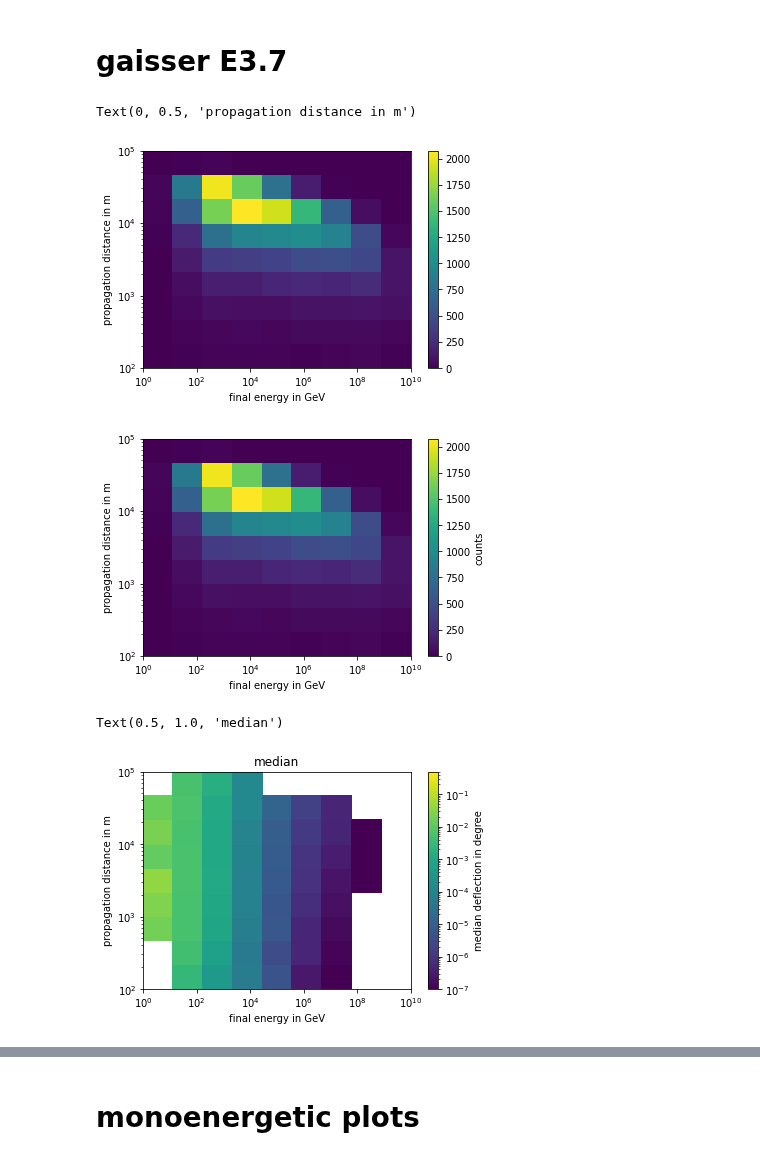
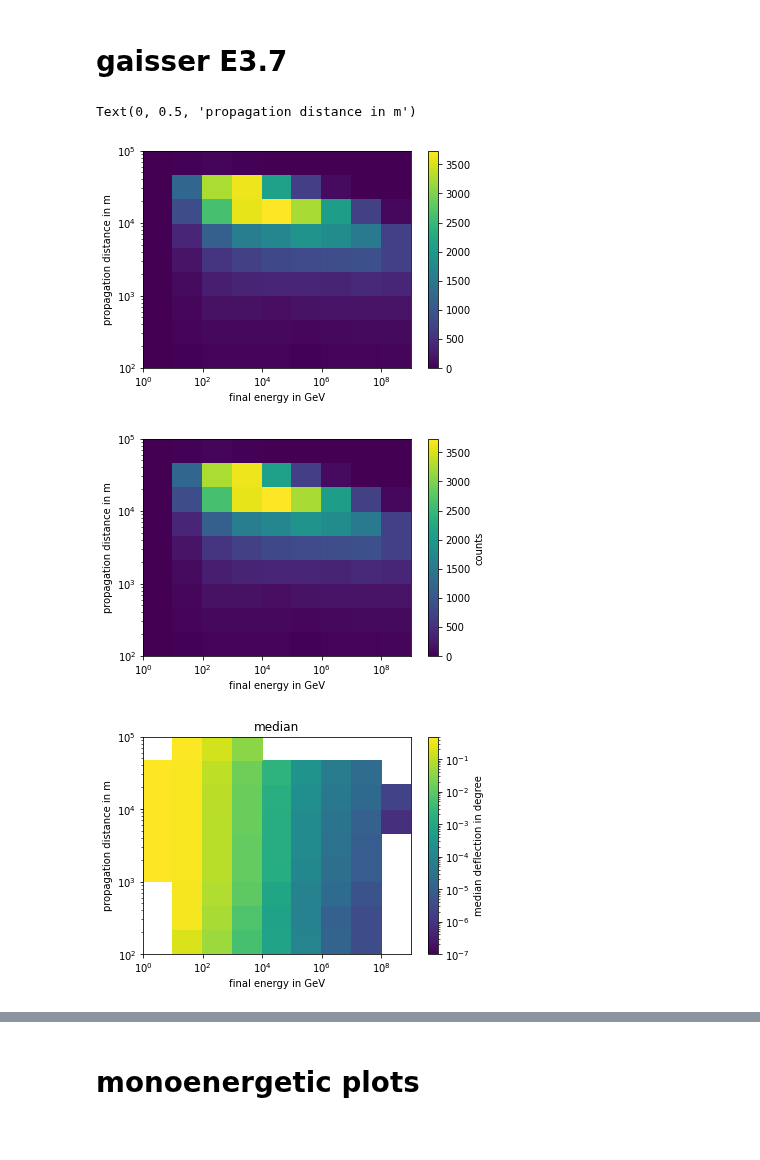
Before and after one commit to pascalgutjahr/muon-deflection-paper, a Jupyter notebook: deflection/atmospheric_flux_deflection.ipynb, the cells around one changed output, grey strips where cells are left out. Drawn from its saved outputs; the diff is of its cells as text; code cells hidden in the pictures.

Commit message:
final plots finished

```diff
--- a/deflection/atmospheric_flux_deflection.ipynb
+++ b/deflection/atmospheric_flux_deflection.ipynb
@@ -278,12 +266,12 @@ len(initial_energies)
 # %%
 weighting = 3.7
 p_max = muon_flux_gaisser(result.x)*result.x**3.7
-n_events = 500000
+n_events = 100000
 
 # gaisser 1990 flux
-sample = sample_from_gaisser(n_events=n_events, e_min_log=1, e_max_log=10, p_max=p_max, weighting=weighting, rnd_seed=3) # 33)
+sample = sample_from_gaisser(n_events=n_events, e_min_log=1, e_max_log=10, p_max=p_max, weighting=weighting, rnd_seed=1) # 3) # 33)
 E_i_sampled_energies = 10**np.array(sample)
-sample = sample_from_gaisser(n_events=n_events, e_min_log=1, e_max_log=10, p_max=p_max, weighting=weighting, rnd_seed=2) # 22)
+sample = sample_from_gaisser(n_events=n_events, e_min_log=1, e_max_log=10, p_max=p_max, weighting=weighting, rnd_seed=11) # 2) # 22)
 E_f_sampled_energies = 10**np.array(sample)
 # %%
 # monoenergetic
@@ -739,6 +655,7 @@ df_dict = {}
 df_dict['df_01'] = pd.read_hdf('data/atmospheric/monoenergetic_10PeV_E_f_random.hdf5', key='df_01')
 df_dict['df_02'] = pd.read_hdf('data/atmospheric/monoenergetic_10TeV_E_f_random.hdf5', key='df_02')
 df_dict['df_03'] = pd.read_hdf('data/atmospheric/gaisser37_E_f_random.hdf5', key='df_03')
+df_dict['df_04'] = pd.read_hdf('data/atmospheric/gaisser37_E_f_random2.hdf5', key='df_04')
 df_dict
 # %% [output]
 {'df_01':                 E_i           E_f     distances    deflection
@@ -761,9 +678,9 @@ df_dict
 # %% [markdown]
 # gaisser E3.7
 # %%
-key = 'df_03'
+key = 'df_04'
 
-bins = (np.logspace(0, 10, 10), np.logspace(2, 5, 10))
+bins = (np.logspace(0, 9, 10), np.logspace(2, 5, 10))
 n = plt.hist2d(df_dict[key].E_f, df_dict[key].distances, bins=bins)
 plt.xscale('log')
 plt.yscale('log')
@@ -787,40 +704,41 @@ plt.xlabel('final energy in GeV')
 plt.ylabel('propagation distance in m')
 # %% [output]
 Text(0, 0.5, 'propagation distance in m')
-[figure, old version]
+[figure, new version]
-[figure, old version]
+[figure, new version]
 # %%
 x_uni = np.unique(x)
 y_uni = np.unique(y)
 
 defl = []
 defl_upper = []
 for i_y in range(len(y_uni)-1):
     defl_per_y = []
     defl_upper_per_y = []
     for i_x in range(len(x_uni)-1):
         d = df_dict[key].deflection[(df_dict[key].E_f >= x_uni[i_x]) & (df_dict[key].E_f < x_uni[i_x+1])
                                   & (df_dict[key].distances >= y_uni[i_y]) & (df_dict[key].distances < y_uni[i_y+1])].values
+
         if len(d) != 0:
             defl_per_y.append(np.median(d))
             defl_upper_per_y.append(np.quantile(d, 0.995))
         else:
             defl_per_y.append(0)
             defl_upper_per_y.append(0)
 
     defl.append(defl_per_y)
     defl_upper.append(defl_upper_per_y)
 
 fig, ax = plt.subplots()
-c = ax.pcolormesh(x, y, defl, norm=mpl.colors.LogNorm(vmin=1e-7, vmax=0.5))
+c = ax.pcolormesh(x, y, np.rad2deg(defl), norm=mpl.colors.LogNorm(vmin=1e-7, vmax=0.5))
 ax.set_yscale('log')
 ax.set_xscale('log')
 ax.axis([x.min(), x.max(), y.min(), y.max()])
 cbar = fig.colorbar(c, ax=ax)
 cbar.ax.set_ylabel('median deflection in degree')
 plt.xlabel('final energy in GeV')
 plt.ylabel('propagation distance in m')
 plt.title('median')
+plt.savefig(plot_dir + 'gaisserE37_median.pdf')
 # %% [output]
-Text(0.5, 1.0, 'median')
-[figure, old version]
+[figure, new version]
```
Also changed, not shown: parts of 36 cells of this notebook, 3 other files.
